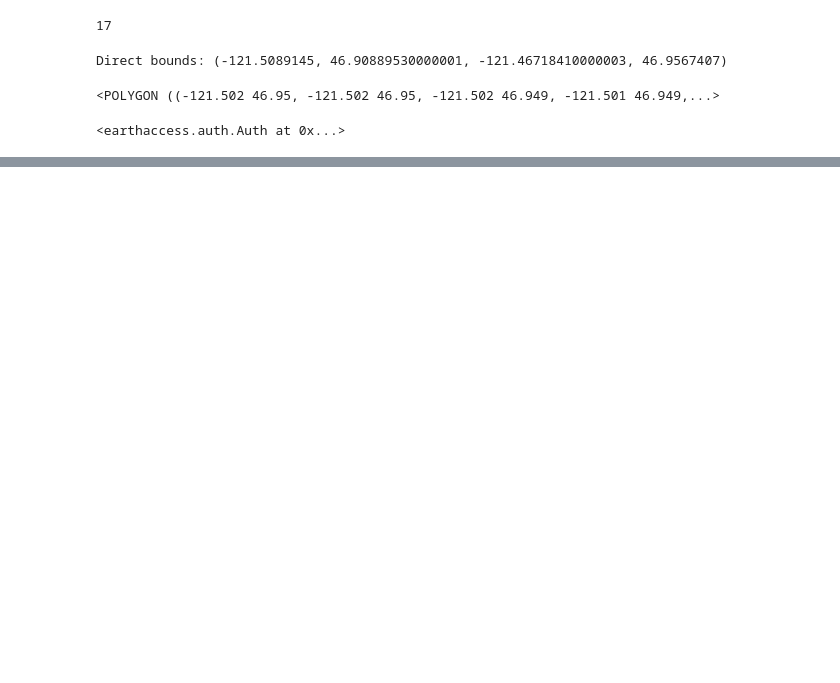
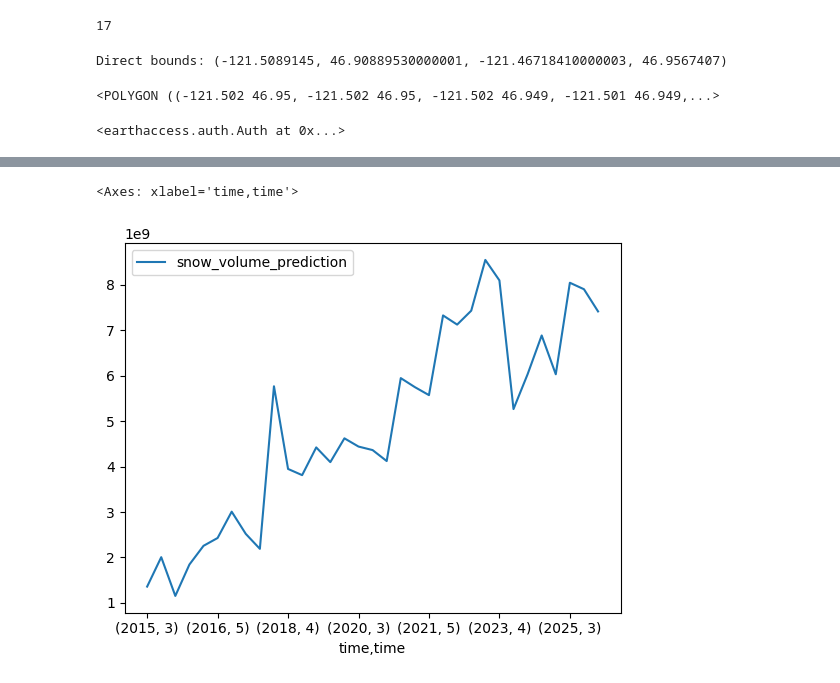
Before and after one commit to abarciauskas-bgse/snow-depth-estimation, a Jupyter notebook: estimate-snow.ipynb, the cells around one changed output, grey strips where cells are left out. Cells and saved outputs as stored; diff of their text form; code cells hidden in the pictures; blank space fills up the shorter version.

```diff
--- a/estimate-snow.ipynb
+++ b/estimate-snow.ipynb
@@ -176,0 +187,9 @@ array([[27.3800002 ],
+# %%
+input_df.index = input_df.index.set_levels(pd.to_datetime(input_df.index.levels[0]), level=0)
+# %%
+# what we have a matrix of observations, identified by datetime and a snow depth prediction for each pixel.
+# We can multiply those by the size of each pixel to get the area of snow.
+# Then we can sum those up to get the total area of snow for each year.
+area_of_each_pixel = 30 * 30
+input_df['snow_volume_prediction'] = input_df['snow_depth_prediction'] * area_of_each_pixel
+input_df['snow_volume_prediction']
@@ -176,0 +210,2 @@ array([[27.3800002 ],
+# %%
+volume_of_snow_for_hls_scene = input_df.groupby('time').agg({'snow_volume_prediction': 'sum'})
@@ -176,0 +216,3 @@ array([[27.3800002 ],
+# %%
+average_for_year_month = volume_of_snow_for_hls_scene.groupby([volume_of_snow_for_hls_scene.index.year, volume_of_snow_for_hls_scene.index.month]).agg({'snow_volume_prediction': 'sum'})
+average_for_year_month
@@ -176,0 +238,5 @@ array([[27.3800002 ],
+# %%
+average_for_year_month.plot()
+# %% [output]
+<Axes: xlabel='time,time'>
+[figure, added]
```
Also changed, not shown: parts of 21 cells of this notebook, 4 other files.
